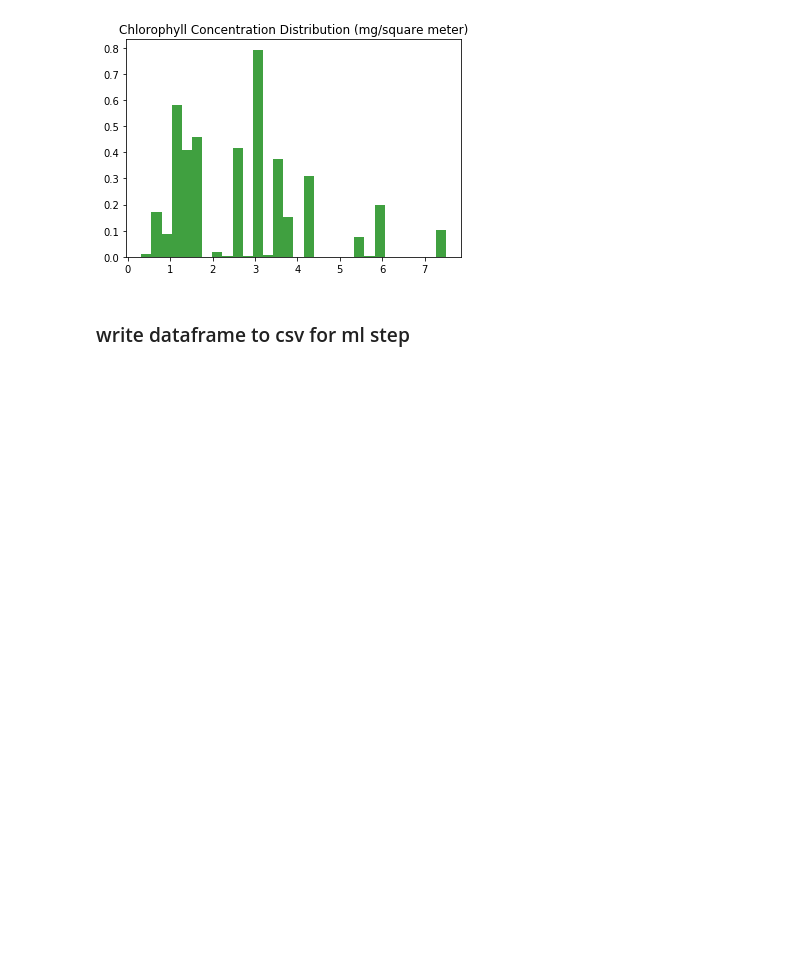
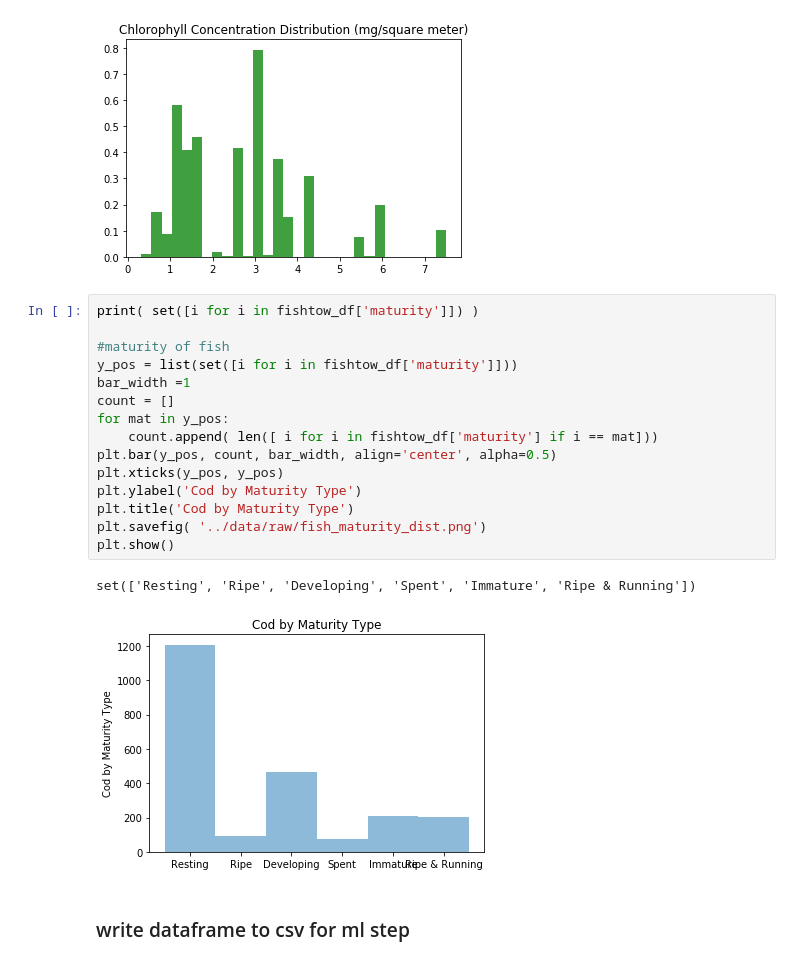
Before and after one commit to lukemckinstry/hack4sea, a Jupyter notebook: notebooks/tows.ipynb, the cells around one changed output. Cells and saved outputs as stored; diff of their text form; blank space fills up the shorter version.

```diff
--- a/notebooks/tows.ipynb
+++ b/notebooks/tows.ipynb
@@ -269,6 +269,24 @@ plt.savefig( '../data/raw/chl-dist.png' )
 plt.show()
 # %% [output]
 [figure]
+# %%
+print( set([i for i in fishtow_df['maturity']]) )
+
+#maturity of fish
+y_pos = list(set([i for i in fishtow_df['maturity']]))
+bar_width =1
+count = []
+for mat in y_pos:
+    count.append( len([ i for i in fishtow_df['maturity'] if i == mat]))
+plt.bar(y_pos, count, bar_width, align='center', alpha=0.5)
+plt.xticks(y_pos, y_pos)
+plt.ylabel('Cod by Maturity Type')
+plt.title('Cod by Maturity Type')
+plt.savefig( '../data/raw/fish_maturity_dist.png')
+plt.show()
+# %% [output]
+set(['Resting', 'Ripe', 'Developing', 'Spent', 'Immature', 'Ripe & Running'])
+[figure, added]
 # %% [markdown]
 ### write dataframe to csv for ml step
 # %%
```
Also changed, not shown: parts of 2 cells of this notebook, 2 other files.
